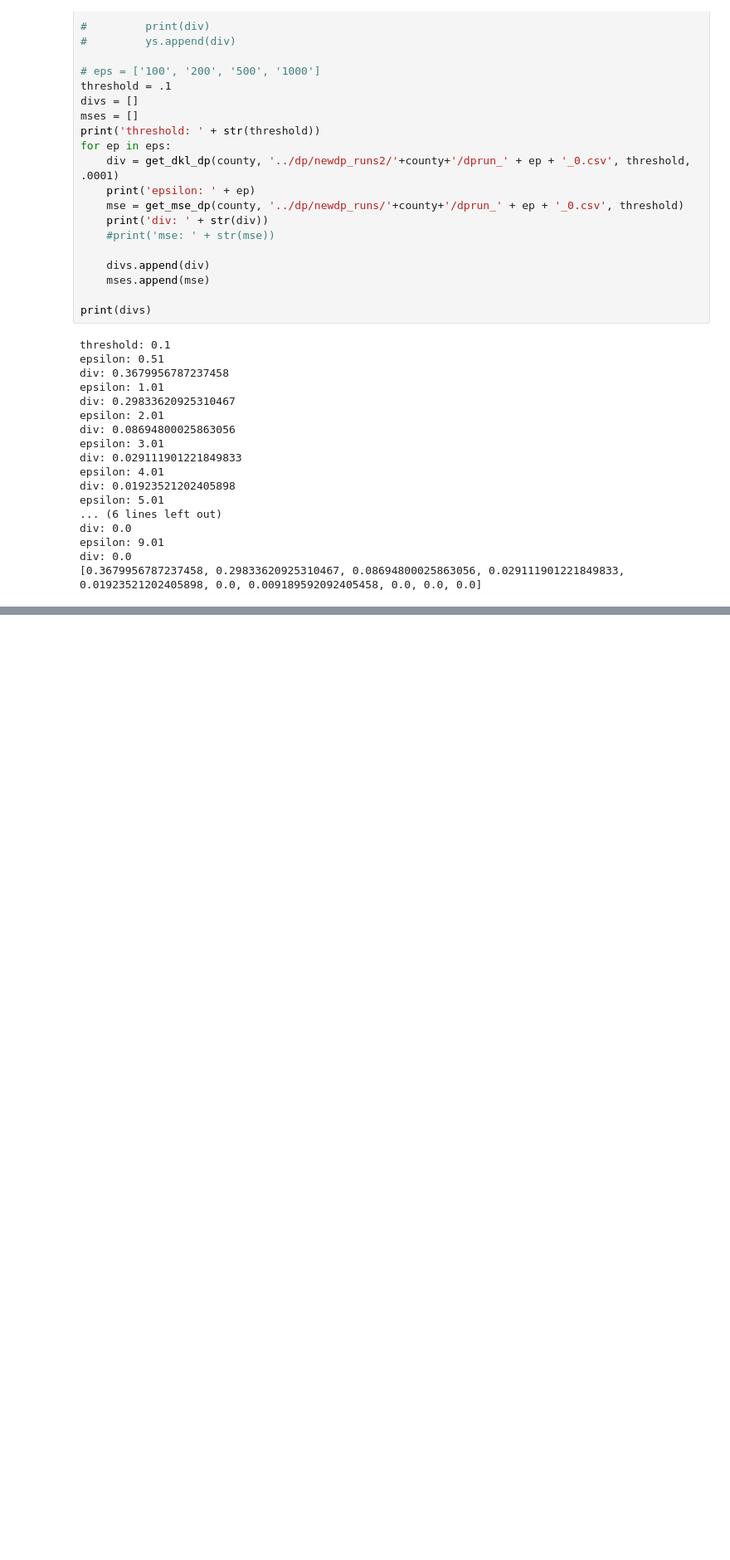
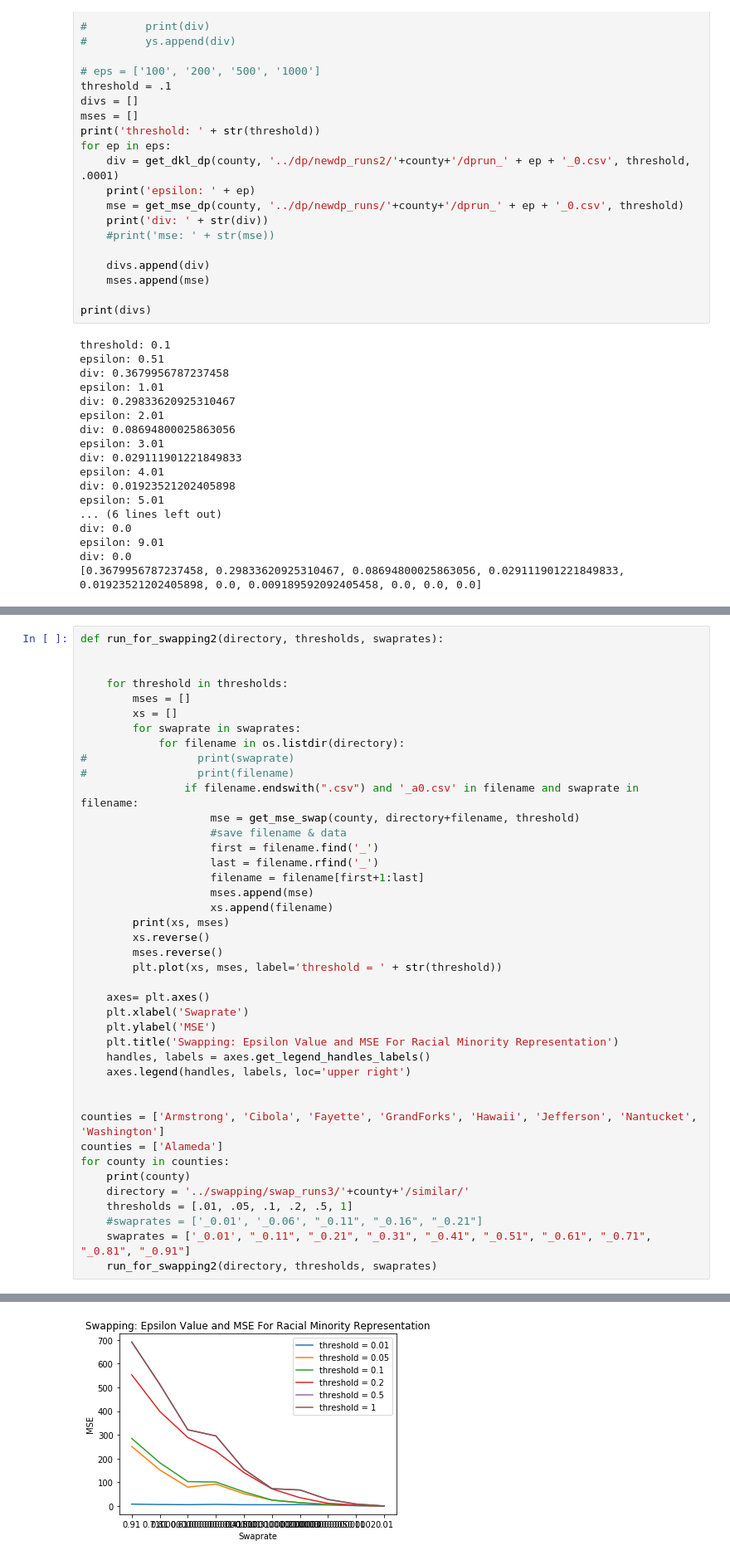
Before and after one commit to sarahrad17/census_v1, a Jupyter notebook: accuracy_measure/FR FINAL NEW COMPARE.ipynb, the cells around one changed output, grey strips where cells are left out. Shown: that part at 83% size. Cells and saved outputs as stored; diff of their text form; blank space fills up the shorter version.

```diff
--- a/accuracy_measure/FR FINAL NEW COMPARE.ipynb
+++ b/accuracy_measure/FR FINAL NEW COMPARE.ipynb
@@ -691,0 +855,42 @@ axes.legend(handles, labels, loc='upper right')
+# %%
+def run_for_swapping2(directory, thresholds, swaprates):
+
+
+    for threshold in thresholds:
+        mses = []
+        xs = []
+        for swaprate in swaprates:
+            for filename in os.listdir(directory):
+#                 print(swaprate)
+#                 print(filename)
+                if filename.endswith(".csv") and '_a0.csv' in filename and swaprate in filename:
+                    mse = get_mse_swap(county, directory+filename, threshold)
+                    #save filename & data
+                    first = filename.find('_')
+                    last = filename.rfind('_')
+                    filename = filename[first+1:last]
+                    mses.append(mse)
+                    xs.append(filename)
+        print(xs, mses)
+        xs.reverse()
+        mses.reverse()
+        plt.plot(xs, mses, label='threshold = ' + str(threshold))
+
+    axes= plt.axes()
+    plt.xlabel('Swaprate')
+    plt.ylabel('MSE')
+    plt.title('Swapping: Epsilon Value and MSE For Racial Minority Representation')
+    handles, labels = axes.get_legend_handles_labels()
+    axes.legend(handles, labels, loc='upper right')
+
+
+counties = ['Armstrong', 'Cibola', 'Fayette', 'GrandForks', 'Hawaii', 'Jefferson', 'Nantucket', 'Washington']
+counties = ['Alameda']
+for county in counties:
+    print(county)
+    directory = '../swapping/swap_runs3/'+county+'/similar/'
+    thresholds = [.01, .05, .1, .2, .5, 1]
+    #swaprates = ['_0.01', '_0.06', "_0.11", "_0.16", "_0.21"]
+    swaprates = ['_0.01', "_0.11", "_0.21", "_0.31", "_0.41", "_0.51", "_0.61", "_0.71", "_0.81", "_0.91"]
+    run_for_swapping2(directory, thresholds, swaprates)
+# %% [output]
@@ -691,0 +904 @@ axes.legend(handles, labels, loc='upper right')
+[figure, added]
```
Also changed, not shown: parts of 7 cells of this notebook, 6 other files.
